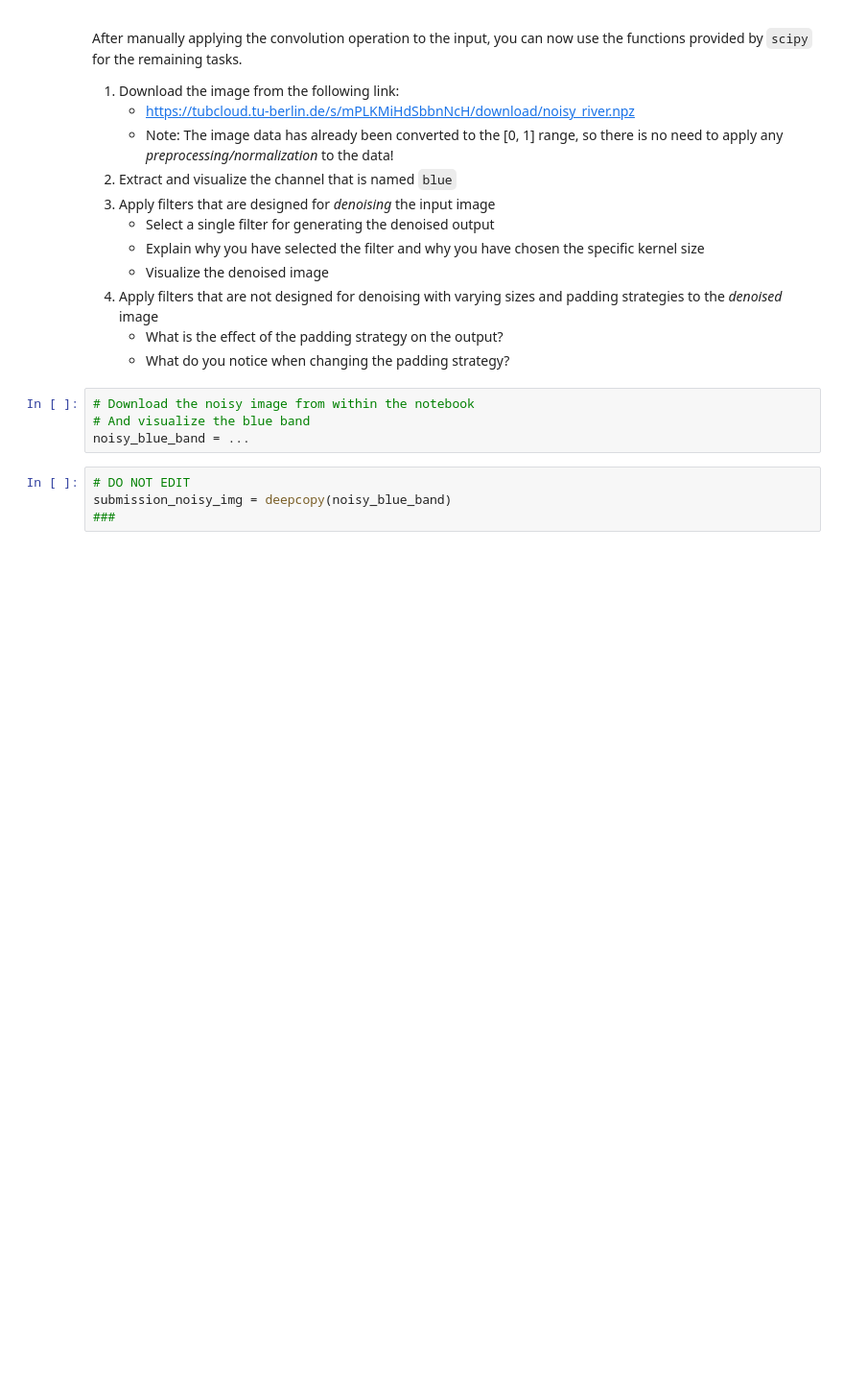
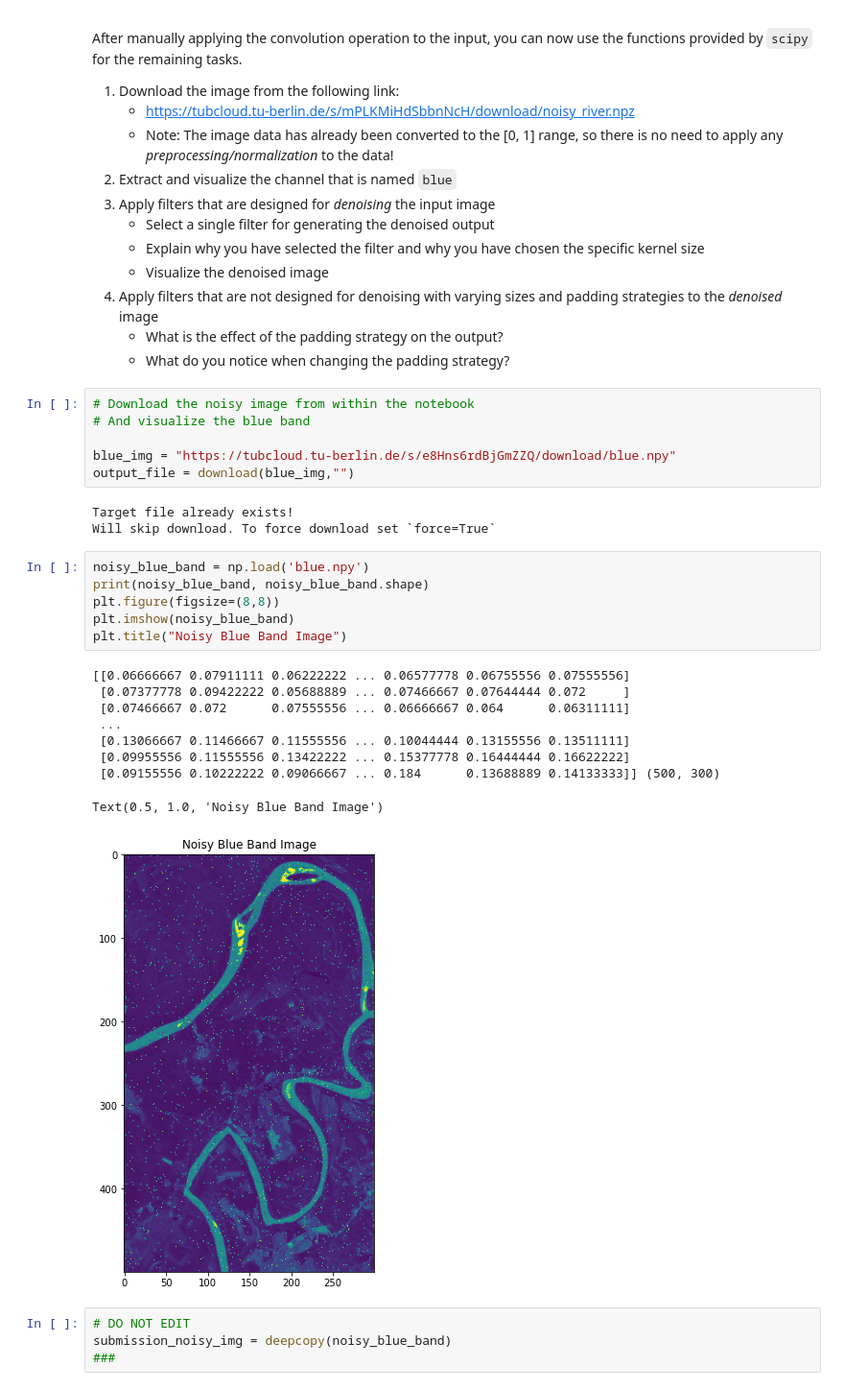
Before and after one commit to stahir01/Image-Processing-for-Remote-Sensing, a Jupyter notebook: HW02.ipynb, the cells around one changed output. Shown: that part at 96% size. Cells and saved outputs as stored; diff of their text form; blank space fills up the shorter version.

Commit message:
Visualizing blue band completed

```diff
--- a/HW02.ipynb
+++ b/HW02.ipynb
@@ -160,7 +163,28 @@ After manually applying the convolution operation to the input, you can now use
 # %%
 # Download the noisy image from within the notebook
 # And visualize the blue band
-noisy_blue_band = ...
+
+blue_img = "https://tubcloud.tu-berlin.de/s/e8Hns6rdBjGmZZQ/download/blue.npy"
+output_file = download(blue_img,"")
+# %% [output]
+Target file already exists!
+Will skip download. To force download set `force=True`
+# %%
+noisy_blue_band = np.load('blue.npy')
+print(noisy_blue_band, noisy_blue_band.shape)
+plt.figure(figsize=(8,8))
+plt.imshow(noisy_blue_band)
+plt.title("Noisy Blue Band Image")
+# %% [output]
+[[0.06666667 0.07911111 0.06222222 ... 0.06577778 0.06755556 0.07555556]
+ [0.07377778 0.09422222 0.05688889 ... 0.07466667 0.07644444 0.072     ]
+ [0.07466667 0.072      0.07555556 ... 0.06666667 0.064      0.06311111]
+ ...
+ [0.13066667 0.11466667 0.11555556 ... 0.10044444 0.13155556 0.13511111]
+ [0.09955556 0.11555556 0.13422222 ... 0.15377778 0.16444444 0.16622222]
+ [0.09155556 0.10222222 0.09066667 ... 0.184      0.13688889 0.14133333]] (500, 300)
+Text(0.5, 1.0, 'Noisy Blue Band Image')
+[figure, added]
 # %%
 # DO NOT EDIT
 submission_noisy_img = deepcopy(noisy_blue_band)
```
Also changed, not shown: parts of 1 cell of this notebook.
